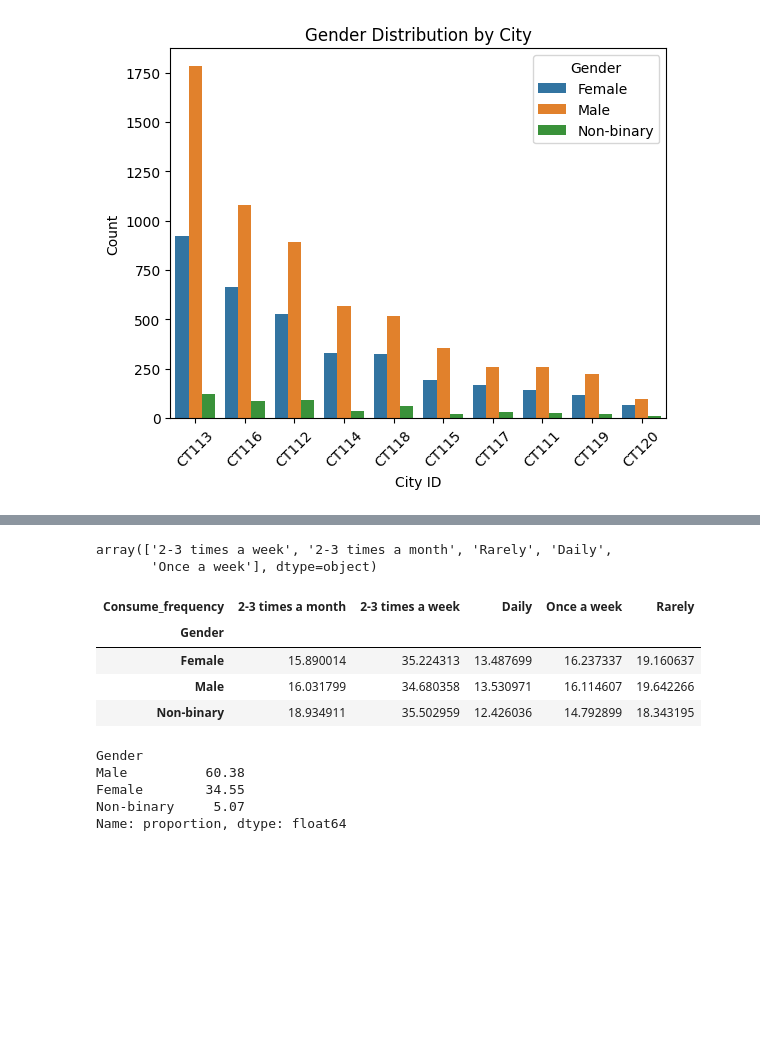
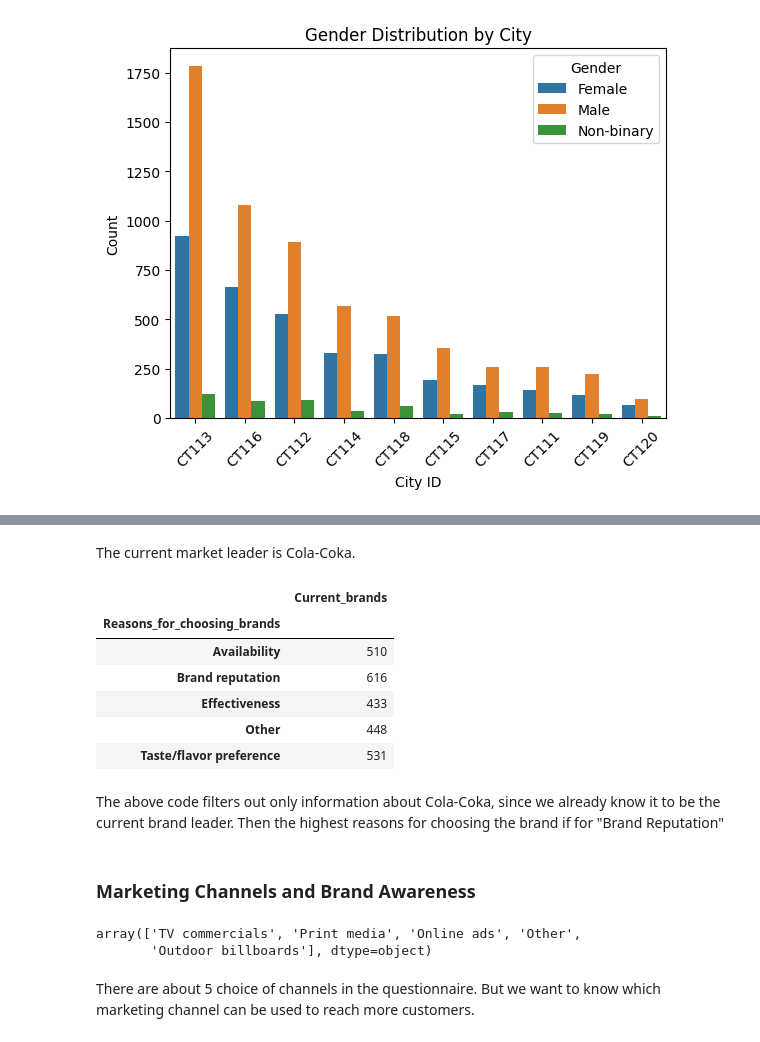
Before and after one commit to prudent360/CodeXIndiaLaunch, a Jupyter notebook: CodeXIndiaLaunch.ipynb, the cells around one changed output, grey strips where cells are left out. Drawn from its saved outputs; the diff is of its cells as text; code cells hidden in the pictures; blank space fills up the shorter version.

```diff
--- a/CodeXIndiaLaunch.ipynb
+++ b/CodeXIndiaLaunch.ipynb
@@ -208,5 +199,21 @@ To answer these questions, I would like know the frequency of individuals who ta
+# %% [markdown]
+The current market leader is Cola-Coka.
+# %%
+full_df[full_df.Current_brands.isin(['Cola-Coka'])][['Current_brands', 'Reasons_for_choosing_brands']].groupby('Reasons_for_choosing_brands').count()
+# %% [output]
+|  | Current_brands |
+| Reasons_for_choosing_brands |  |
+| Availability | 510 |
+| Brand reputation | 616 |
+| Effectiveness | 433 |
+| Other | 448 |
+| Taste/flavor preference | 531 |
+# %% [markdown]
+The above code filters out only information about Cola-Coka, since we already know it to be the current brand leader. Then the highest reasons for choosing the brand if for "Brand Reputation"
+# %% [markdown]
+### Marketing Channels and Brand Awareness
 # %%
-full_df['Consume_frequency'].unique()
+full_df.Marketing_channels.unique()
 # %% [output]
-array(['2-3 times a week', '2-3 times a month', 'Rarely', 'Daily',
-       'Once a week'], dtype=object)
+array(['TV commercials', 'Print media', 'Online ads', 'Other',
+       'Outdoor billboards'], dtype=object)
@@ -215,16 +220,2 @@ freq_by_gender = pd.crosstab(full_df['Gender'], full_df['Consume_frequency'], no
-# %%
-freq_by_gender
-# %% [output]
-| Consume_frequency | 2-3 times a month | 2-3 times a week | Daily | Once a week | Rarely |
-| Gender |  |  |  |  |  |
-| Female | 15.890014 | 35.224313 | 13.487699 | 16.237337 | 19.160637 |
-| Male | 16.031799 | 34.680358 | 13.530971 | 16.114607 | 19.642266 |
-| Non-binary | 18.934911 | 35.502959 | 12.426036 | 14.792899 | 18.343195 |
-# %%
-print(full_df['Gender'].value_counts(normalize=True) * 100)
-# %% [output]
-Gender
-Male          60.38
-Female        34.55
-Non-binary     5.07
-Name: proportion, dtype: float64
+# %% [markdown]
+There are about 5 choice of channels in the questionnaire. But we want to know which marketing channel can be used to reach more customers.
```
Also changed, not shown: parts of 13 cells of this notebook.
